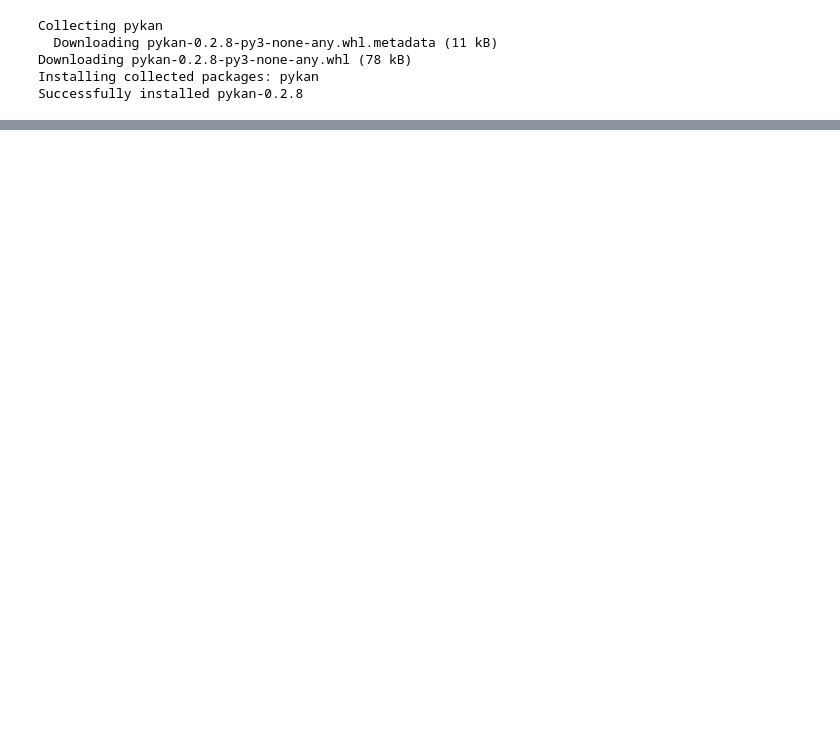
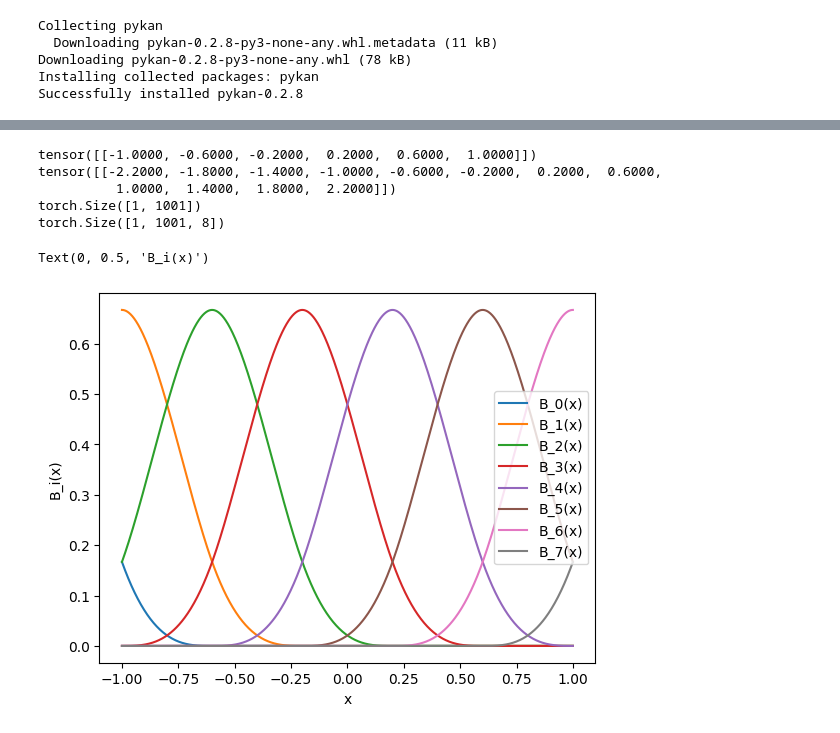
Before and after one commit to Olyco/EasyTSF, a Jupyter notebook: kan_tests.ipynb, the cells around one changed output, grey strips where cells are left out. Saved outputs shown, nothing was run; the diff lists cells and outputs as text; code cells hidden in the pictures; blank space fills up the shorter version.

```diff
--- a/kan_tests.ipynb
+++ b/kan_tests.ipynb
@@ -91,0 +255,3 @@ conf = dict(
+# %%
+data_module = DataInterface(**exp_conf)
+data_module.time_feature.shape
@@ -91,0 +260,3 @@ conf = dict(
+# %%
+train_loader = data_module.train_dataloader()
+len(train_loader)
@@ -91,0 +265,6 @@ conf = dict(
+# %%
+for i, batch in enumerate(train_loader):
+  if i == 0:
+    var_x, marker_x, var_y, marker_y = [_.float() for _ in batch]
+    print(var_x.shape, marker_x.shape, var_y.shape, marker_y.shape)
+    # print(var_x[0], marker_x[0], var_y[0], marker_y[0])
@@ -136,0 +386,38 @@ out_seq = np.array([in_seq1[i]+in_seq2[i] for i in range(len(in_seq1))])
+# %%
+from kan.spline import B_batch
+import torch
+import matplotlib.pyplot as plt
+import numpy as np
+from kan.spline import extend_grid
+
+# consider a 1D example.
+# Suppose we have grid in [-1,1] with G intervals, spline order k
+G = 5
+k = 3
+grid = torch.linspace(-1,1,steps=G+1)[None,:]
+print(grid)
+
+grid = extend_grid(grid, k_extend=k)
+print(grid)
+
+# and we have sample range in [-1,1]
+x = torch.linspace(-1,1,steps=1001)[None,:]
+print(x.shape)
+
+basis = B_batch(x, grid, k=k)
+print(basis.shape)
+
+for i in range(G+k):
+    plt.plot(x[0].detach().numpy(), basis[0,:,i].detach().numpy())
+
+plt.legend(['B_{}(x)'.format(i) for i in np.arange(G+k)])
+plt.xlabel('x')
+plt.ylabel('B_i(x)')
+# %% [output]
+tensor([[-1.0000, -0.6000, -0.2000,  0.2000,  0.6000,  1.0000]])
+tensor([[-2.2000, -1.8000, -1.4000, -1.0000, -0.6000, -0.2000,  0.2000,  0.6000,
+          1.0000,  1.4000,  1.8000,  2.2000]])
+torch.Size([1, 1001])
+torch.Size([1, 1001, 8])
+Text(0, 0.5, 'B_i(x)')
+[figure, added]
```
Also changed, not shown: parts of 19 cells of this notebook.
